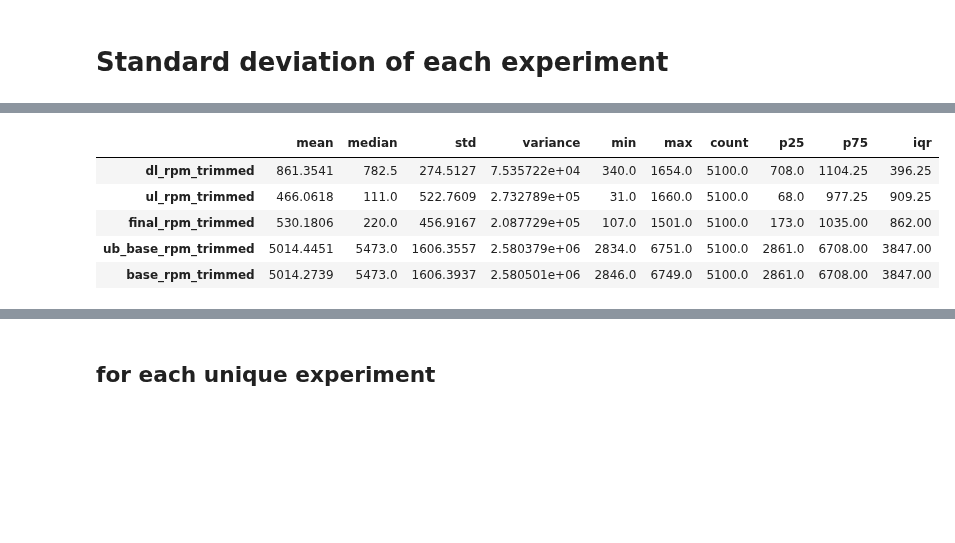
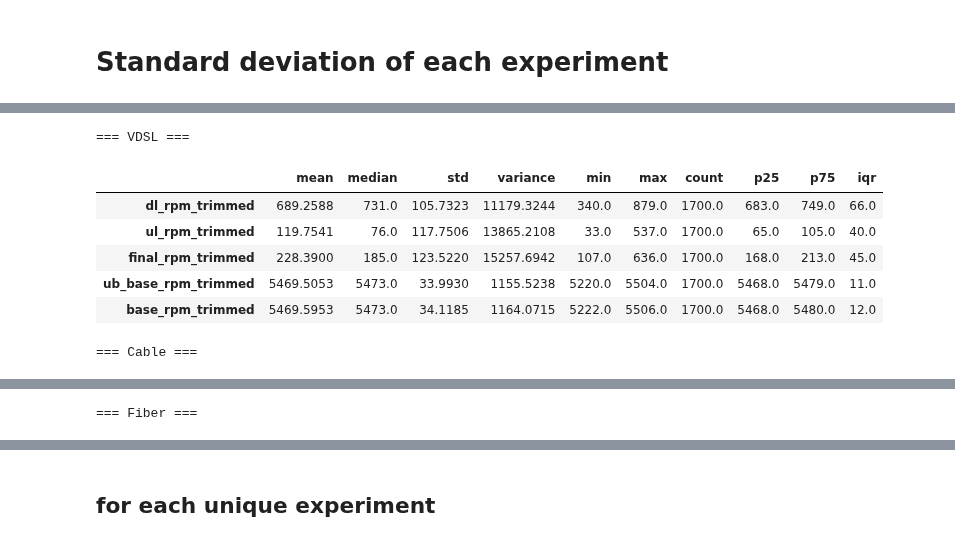
Before and after one commit to hsk2110/l2-network-conditions-web-perf, a Jupyter notebook: outputfiles/explore_std.ipynb, the cells around one changed output, grey strips where cells are left out. Saved outputs shown, nothing was run; the diff lists cells and outputs as text; code cells hidden in the pictures; blank space fills up the shorter version.

```diff
--- a/outputfiles/explore_std.ipynb
+++ b/outputfiles/explore_std.ipynb
@@ -140,3 +203,15 @@ df_clean = df[~invalid_rpm.any(axis=1)].copy()
 df_clean = df_clean.reset_index(drop=True)
 # %% [markdown]
 # Standard deviation of each experiment
+# %%
+# we separate the clean df into 3 dfs for each environment
+
+exp_col = df_clean["exp_parameters"].astype(str)
+
+df_clean_vdsl = df_clean[exp_col.str.contains(r"\bVDSL\b", case=False, na=False)].copy()
+df_clean_cable = df_clean[exp_col.str.contains(r"\bCable\b", case=False, na=False)].copy()
+df_clean_fiber = df_clean[exp_col.str.contains(r"\bFiber\b", case=False, na=False)].copy()
+
+print("VDSL:", df_clean_vdsl.shape)
+print("Cable:", df_clean_cable.shape)
+print("Fiber:", df_clean_fiber.shape)
@@ -143,35 +222,46 @@ df_clean = df_clean.reset_index(drop=True)
 # %%
-rpm_trimmed_cols = [c for c in df_clean.columns if 'rpm_trimmed' in c.lower()]
 
-if not rpm_trimmed_cols:
-    raise ValueError("No columns containing 'rpm_trimmed' were found.")
+env_dfs = {
+    "VDSL": df_clean_vdsl,
+    "Cable": df_clean_cable,
+    "Fiber": df_clean_fiber,
+}
 
-df_numeric = df_clean[rpm_trimmed_cols].apply(pd.to_numeric, errors='coerce')
+for env_name, env_df in env_dfs.items():
+    rpm_trimmed_cols = [c for c in env_df.columns if "rpm_trimmed" in c.lower()]
+    if not rpm_trimmed_cols:
+        print(f"[{env_name}] No columns containing 'rpm_trimmed' were found.")
+        continue
 
-stats = (
-    df_numeric.apply(
-        lambda s: pd.Series({
-            'mean': s.mean(),
-            'median': s.median(),
-            'std': s.std(),
-            'variance': s.var(),
-            'min': s.min(),
-            'max': s.max(),
-            'count': s.count(),
-            'p25': s.quantile(0.25),
-            'p75': s.quantile(0.75),
-            'iqr': s.quantile(0.75) - s.quantile(0.25)
-        })
+    df_numeric = env_df[rpm_trimmed_cols].apply(pd.to_numeric, errors="coerce")
+
+    stats = (
+        df_numeric.apply(
+            lambda s: pd.Series({
+                "mean": s.mean(),
+                "median": s.median(),
+                "std": s.std(),
+                "variance": s.var(),
+                "min": s.min(),
+                "max": s.max(),
+                "count": s.count(),
+                "p25": s.quantile(0.25),
+                "p75": s.quantile(0.75),
+                "iqr": s.quantile(0.75) - s.quantile(0.25),
+            })
+        )
+        .T
+        .round(4)
     )
-    .T
-    .round(4)
-)
 
-stats
+    print(f"\n=== {env_name} ===")
+    display(stats)
 # %% [output]
+=== VDSL ===
 |  | mean | median | std | variance | min | max | count | p25 | p75 | iqr |
-| dl_rpm_trimmed | 861.3541 | 782.5 | 274.5127 | 7.535722e+04 | 340.0 | 1654.0 | 5100.0 | 708.0 | 1104.25 | 396.25 |
-| ul_rpm_trimmed | 466.0618 | 111.0 | 522.7609 | 2.732789e+05 | 31.0 | 1660.0 | 5100.0 | 68.0 | 977.25 | 909.25 |
-| final_rpm_trimmed | 530.1806 | 220.0 | 456.9167 | 2.087729e+05 | 107.0 | 1501.0 | 5100.0 | 173.0 | 1035.00 | 862.00 |
-| ub_base_rpm_trimmed | 5014.4451 | 5473.0 | 1606.3557 | 2.580379e+06 | 2834.0 | 6751.0 | 5100.0 | 2861.0 | 6708.00 | 3847.00 |
-| base_rpm_trimmed | 5014.2739 | 5473.0 | 1606.3937 | 2.580501e+06 | 2846.0 | 6749.0 | 5100.0 | 2861.0 | 6708.00 | 3847.00 |
+| dl_rpm_trimmed | 689.2588 | 731.0 | 105.7323 | 11179.3244 | 340.0 | 879.0 | 1700.0 | 683.0 | 749.0 | 66.0 |
+| ul_rpm_trimmed | 119.7541 | 76.0 | 117.7506 | 13865.2108 | 33.0 | 537.0 | 1700.0 | 65.0 | 105.0 | 40.0 |
+| final_rpm_trimmed | 228.3900 | 185.0 | 123.5220 | 15257.6942 | 107.0 | 636.0 | 1700.0 | 168.0 | 213.0 | 45.0 |
+| ub_base_rpm_trimmed | 5469.5053 | 5473.0 | 33.9930 | 1155.5238 | 5220.0 | 5504.0 | 1700.0 | 5468.0 | 5479.0 | 11.0 |
+| base_rpm_trimmed | 5469.5953 | 5473.0 | 34.1185 | 1164.0715 | 5222.0 | 5506.0 | 1700.0 | 5468.0 | 5480.0 | 12.0 |
+=== Cable ===
@@ -177,0 +274 @@ stats
+=== Fiber ===
```
Also changed, not shown: parts of 6 cells of this notebook, 2 other files.
